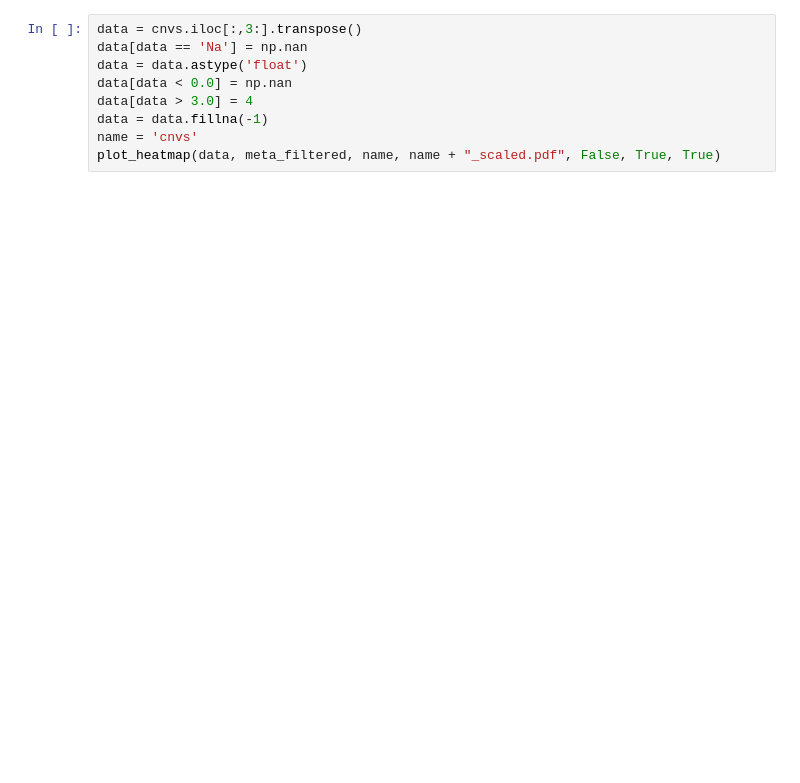
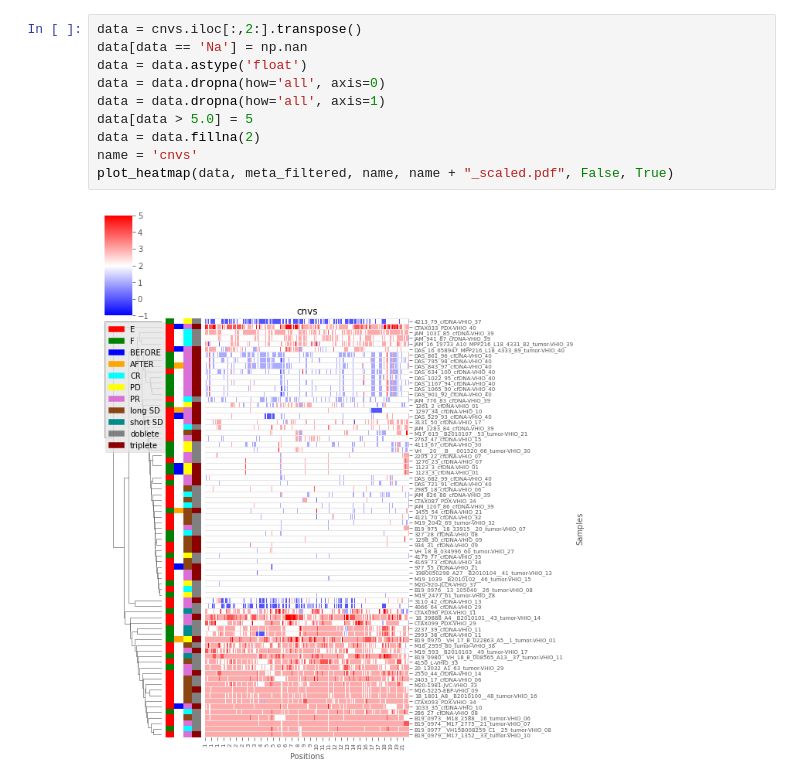
Before and after one commit to jfnavarro/scitron, a Jupyter notebook: analysis_cnvs.ipynb, the cells around one changed output. Cells and saved outputs as stored; diff of their text form; blank space fills up the shorter version.

```diff
--- a/analysis_cnvs.ipynb
+++ b/analysis_cnvs.ipynb
@@ -135,10 +135,13 @@ plot_heatmap(data, meta_filtered, name, name + "_scaled.pdf", False, True, True)
 # %%
-data = cnvs.iloc[:,3:].transpose()
+data = cnvs.iloc[:,2:].transpose()
 data[data == 'Na'] = np.nan
 data = data.astype('float')
-data[data < 0.0] = np.nan
-data[data > 3.0] = 4
-data = data.fillna(-1)
+data = data.dropna(how='all', axis=0)
+data = data.dropna(how='all', axis=1)
+data[data > 5.0] = 5
+data = data.fillna(2)
 name = 'cnvs'
-plot_heatmap(data, meta_filtered, name, name + "_scaled.pdf", False, True, True)
+plot_heatmap(data, meta_filtered, name, name + "_scaled.pdf", False, True)
+# %% [output]
+[figure, added]
 # %%
```
Also changed, not shown: parts of 11 cells of this notebook, 6 other files.
